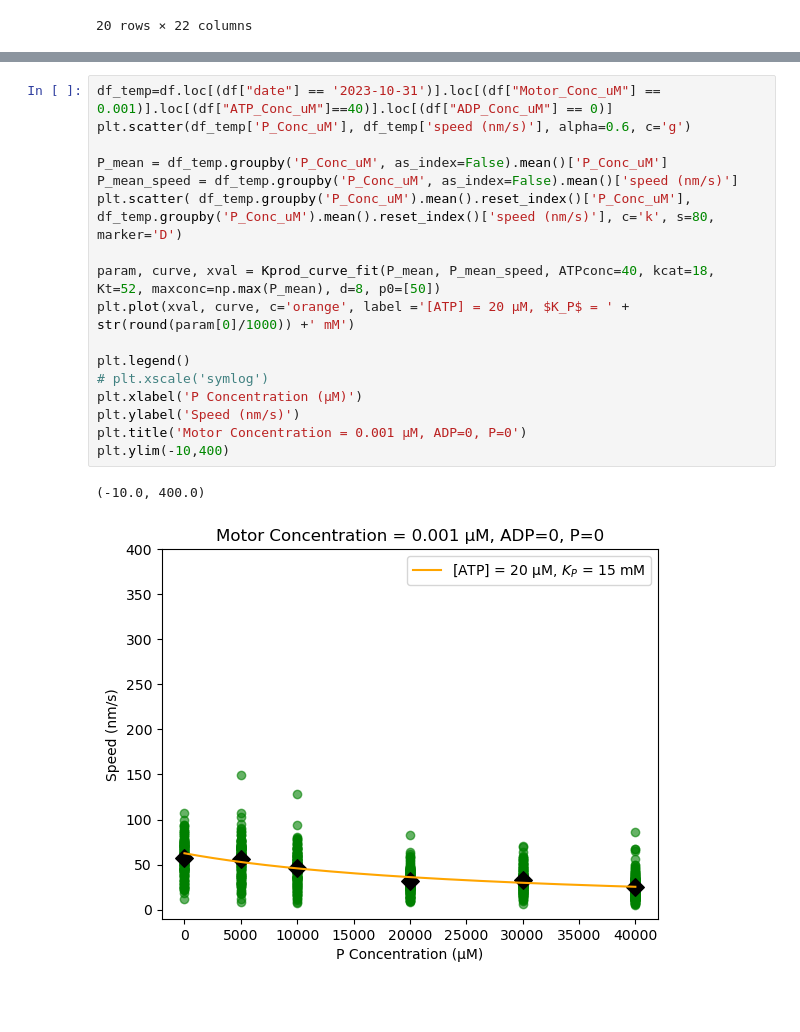
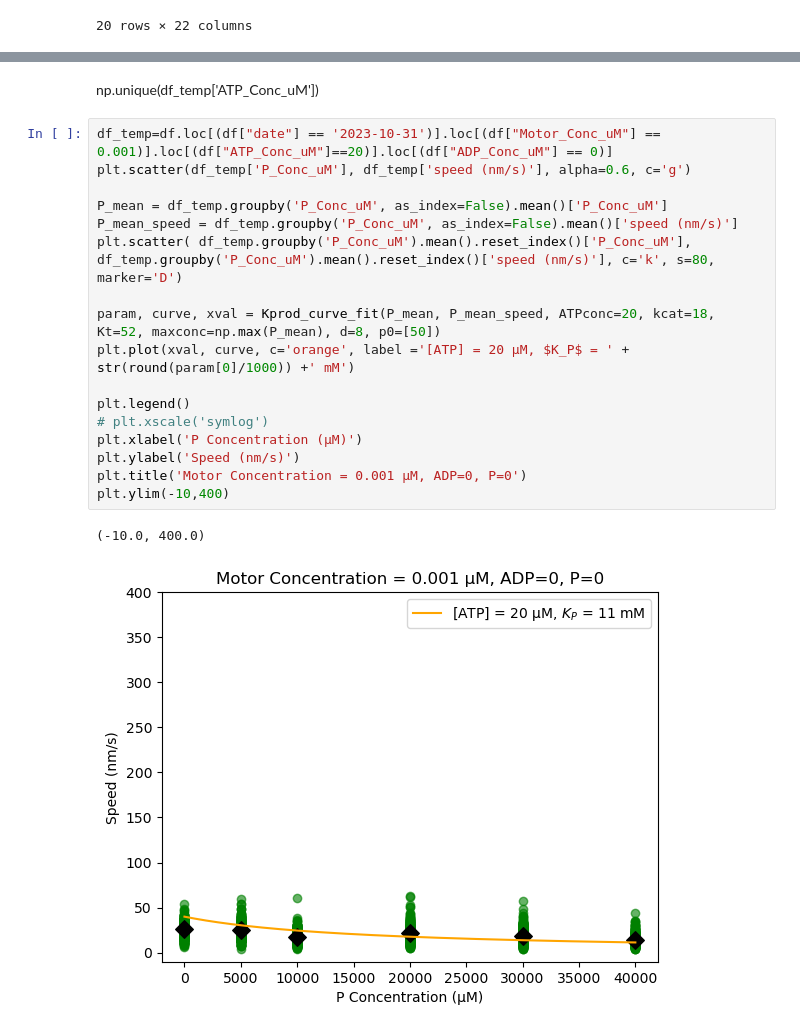
Before and after one commit to RPGroup-PBoC/am_atp, a Jupyter notebook: analysis/gliding/2023-11-06_glidinganal.ipynb, the cells around one changed output, grey strips where cells are left out. Cells and saved outputs as stored; diff of their text form; blank space fills up the shorter version.

```diff
--- a/analysis/gliding/2023-11-06_glidinganal.ipynb
+++ b/analysis/gliding/2023-11-06_glidinganal.ipynb
@@ -316,20 +488,22 @@ plt.scatter(df_temp['P_Conc_uM'], df_temp['speed (nm/s)'], color = colormap(norm
+# %% [markdown]
+np.unique(df_temp['ATP_Conc_uM'])
 # %%
-df_temp=df.loc[(df["date"] == '2023-10-31')].loc[(df["Motor_Conc_uM"] == 0.001)].loc[(df["ATP_Conc_uM"]==40)].loc[(df["ADP_Conc_uM"] == 0)]
+df_temp=df.loc[(df["date"] == '2023-10-31')].loc[(df["Motor_Conc_uM"] == 0.001)].loc[(df["ATP_Conc_uM"]==20)].loc[(df["ADP_Conc_uM"] == 0)]
 plt.scatter(df_temp['P_Conc_uM'], df_temp['speed (nm/s)'], alpha=0.6, c='g')
 
 P_mean = df_temp.groupby('P_Conc_uM', as_index=False).mean()['P_Conc_uM']
 P_mean_speed = df_temp.groupby('P_Conc_uM', as_index=False).mean()['speed (nm/s)']
 plt.scatter( df_temp.groupby('P_Conc_uM').mean().reset_index()['P_Conc_uM'], df_temp.groupby('P_Conc_uM').mean().reset_index()['speed (nm/s)'], c='k', s=80, marker='D')
 
-param, curve, xval = Kprod_curve_fit(P_mean, P_mean_speed, ATPconc=40, kcat=18, Kt=52, maxconc=np.max(P_mean), d=8, p0=[50])
+param, curve, xval = Kprod_curve_fit(P_mean, P_mean_speed, ATPconc=20, kcat=18, Kt=52, maxconc=np.max(P_mean), d=8, p0=[50])
 plt.plot(xval, curve, c='orange', label ='[ATP] = 20 µM, $K_P$ = ' + str(round(param[0]/1000)) +' mM')
 
 plt.legend()
 # plt.xscale('symlog')
 plt.xlabel('P Concentration (µM)')
 plt.ylabel('Speed (nm/s)')
 plt.title('Motor Concentration = 0.001 µM, ADP=0, P=0')
 plt.ylim(-10,400)
 # %% [output]
 (-10.0, 400.0)
-[figure, old version]
+[figure, new version]
```
Also changed, not shown: parts of 13 cells of this notebook, 6 other files.
